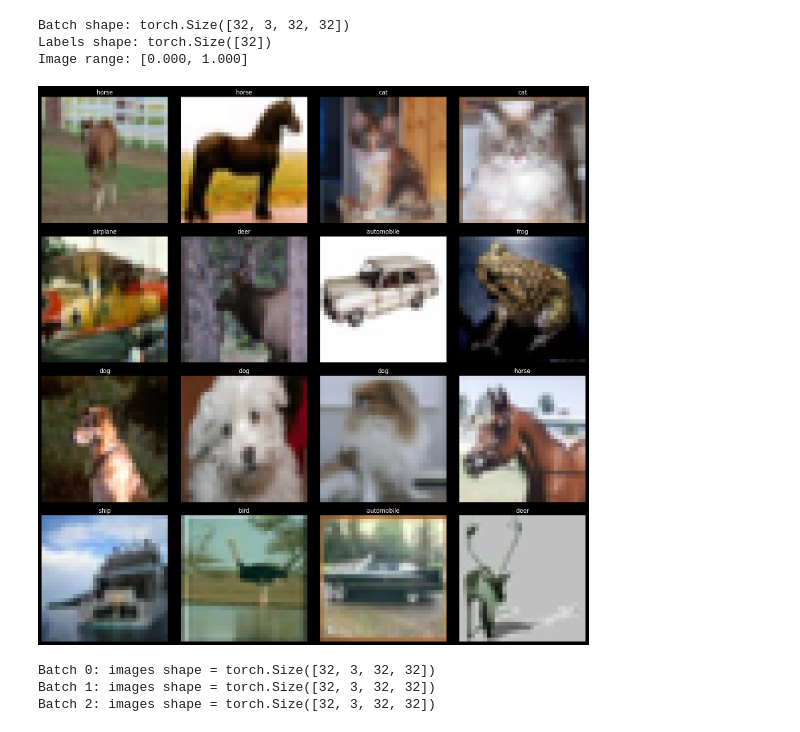
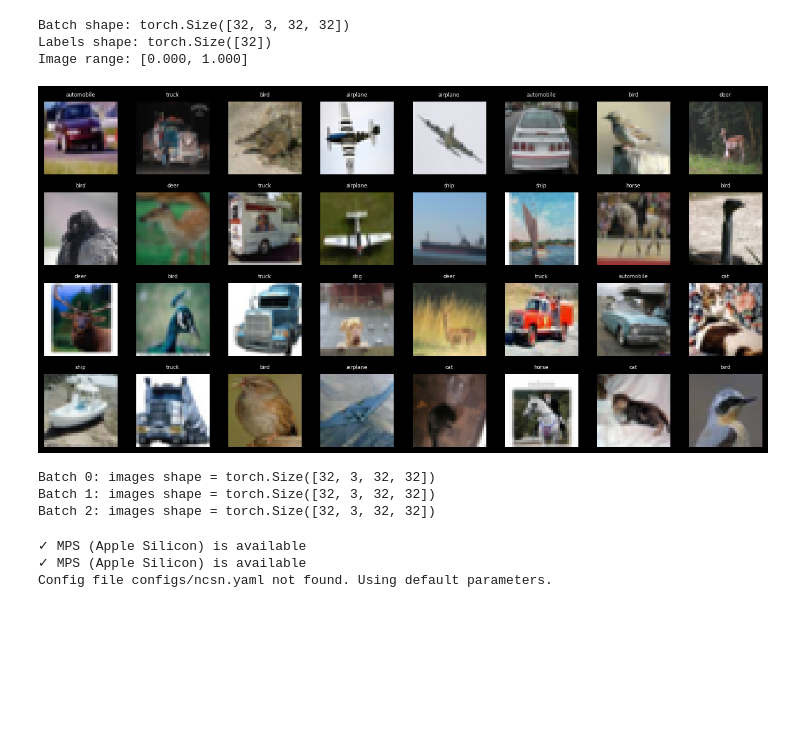
Before and after one commit to azhgh22/Comparative-analysis-of-Generative-models-on-CIFAR-10, a Jupyter notebook: experiments/test.ipynb, the cells around one changed output. Drawn from its saved outputs; the diff is of its cells as text; code cells hidden in the pictures; blank space fills up the shorter version.

```diff
--- a/experiments/test.ipynb
+++ b/experiments/test.ipynb
@@ -42,18 +42,18 @@ Labels shape: torch.Size([32])
 Image range: [0.000, 1.000]
 # %%
 # Visualize a grid of images from the batch
-fig, axes = plt.subplots(4, 4, figsize=(16, 16))
+fig, axes = plt.subplots(4, 8, figsize=(12, 6))
 for idx, ax in enumerate(axes.flat):
     if idx < len(images):
         # Convert from CHW to HWC format for plotting
         img = images[idx].permute(1, 2, 0).numpy()
         ax.imshow(img)
-        ax.set_title(classes[labels[idx]], fontsize=12)
+        ax.set_title(classes[labels[idx]], fontsize=6)
         ax.axis('off')
 plt.tight_layout()
 plt.show()
 # %% [output]
-[figure, old version]
+[figure, new version]
 # %%
 # Example: Iterate through train_loader for training
 # This is how you'd use it in your VAE/NCSN training loop
@@ -79,3 +79,16 @@ for batch_idx, (images, labels) in enumerate(train_loader):
 Batch 0: images shape = torch.Size([32, 3, 32, 32])
 Batch 1: images shape = torch.Size([32, 3, 32, 32])
 Batch 2: images shape = torch.Size([32, 3, 32, 32])
+# %%
+from models.scorebased_models.ncsn import NCSN
+from utils.get_device import get_device
+from train.train import Train
+from utils.checkpointer import Checkpointer
+
+device = get_device()
+
+model = NCSN().to(device)
+# %% [output]
+✓ MPS (Apple Silicon) is available
+✓ MPS (Apple Silicon) is available
+Config file configs/ncsn.yaml not found. Using default parameters.
```
Also changed, not shown: parts of 1 cell of this notebook.
